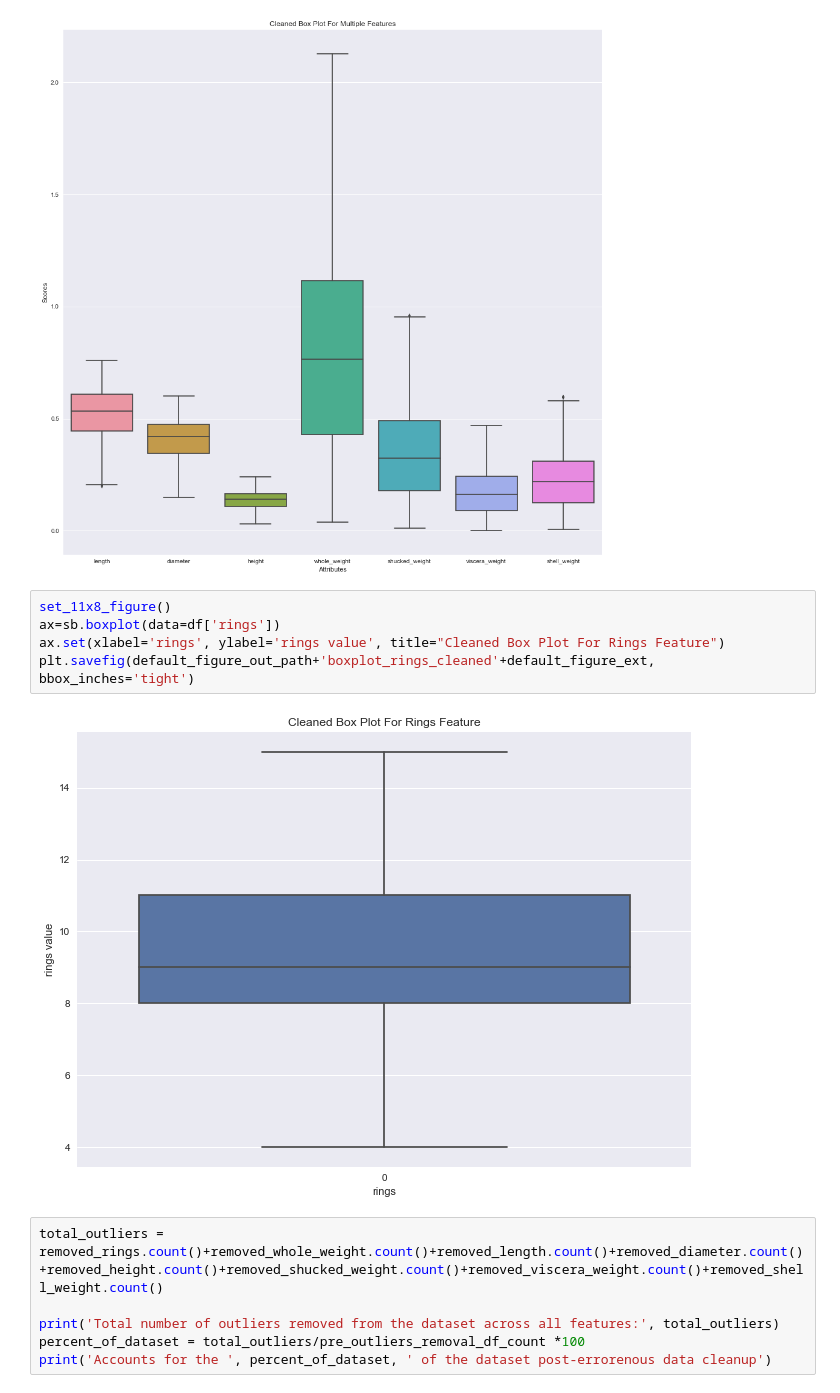
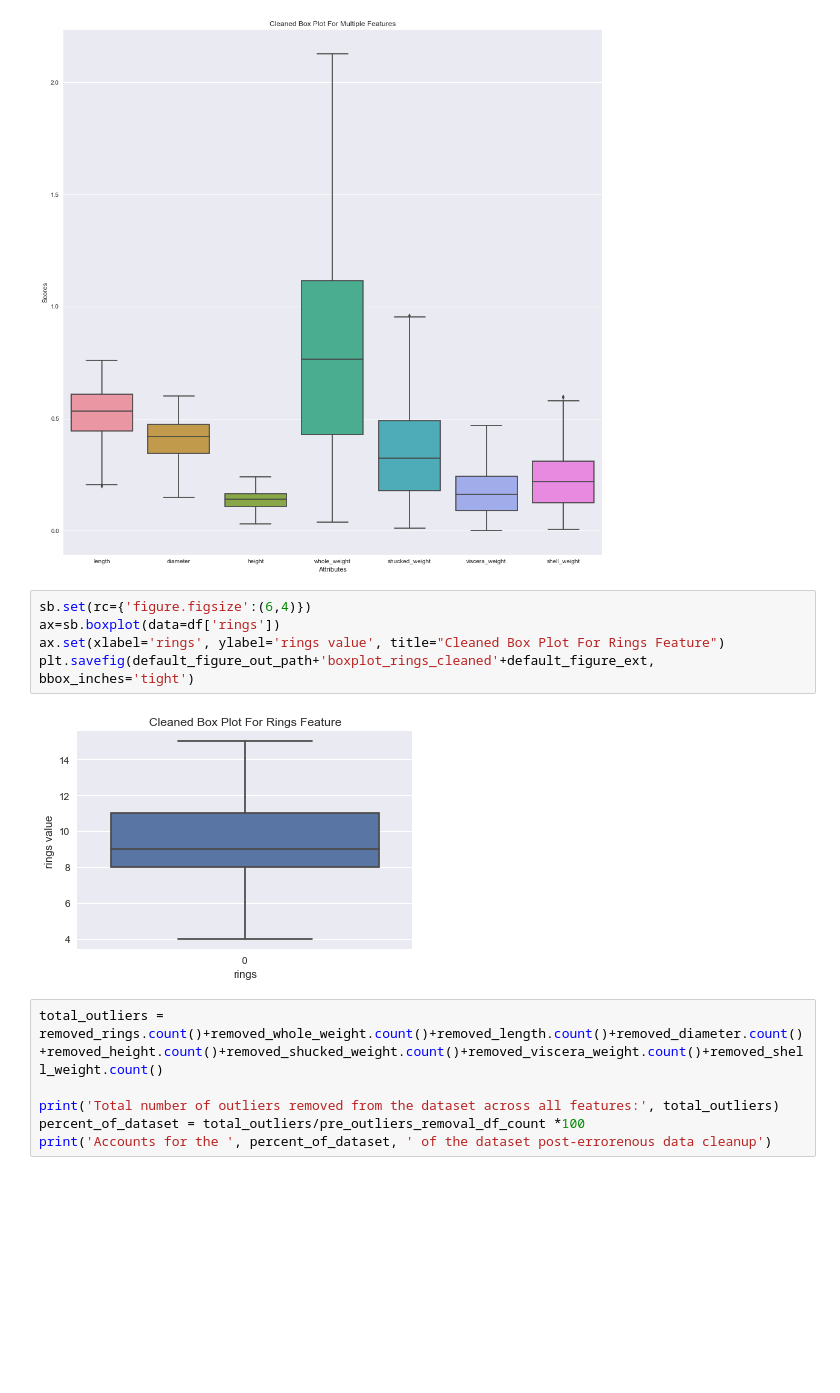
Before and after one commit to viciouspetal/data-analytics-notebook, a Jupyter notebook: Assignment workbook.ipynb, the cells around one changed output. Saved outputs shown, nothing was run; the diff lists cells and outputs as text; blank space fills up the shorter version.

```diff
--- a/Assignment workbook.ipynb
+++ b/Assignment workbook.ipynb
@@ -510,12 +512,12 @@ plt.savefig(default_figure_out_path+'boxplot_all_features_cleaned'+default_figur
 # %% [output]
 [figure]
 # %%
-set_11x8_figure()
+sb.set(rc={'figure.figsize':(6,4)})
 ax=sb.boxplot(data=df['rings'])
 ax.set(xlabel='rings', ylabel='rings value', title="Cleaned Box Plot For Rings Feature")
 plt.savefig(default_figure_out_path+'boxplot_rings_cleaned'+default_figure_ext, bbox_inches='tight')
 # %% [output]
-[figure, old version]
+[figure, new version]
 # %%
 total_outliers = removed_rings.count()+removed_whole_weight.count()+removed_length.count()+removed_diameter.count()+removed_height.count()+removed_shucked_weight.count()+removed_viscera_weight.count()+removed_shell_weight.count()
 
```
Also changed, not shown: parts of 19 cells of this notebook, 1 other file.
